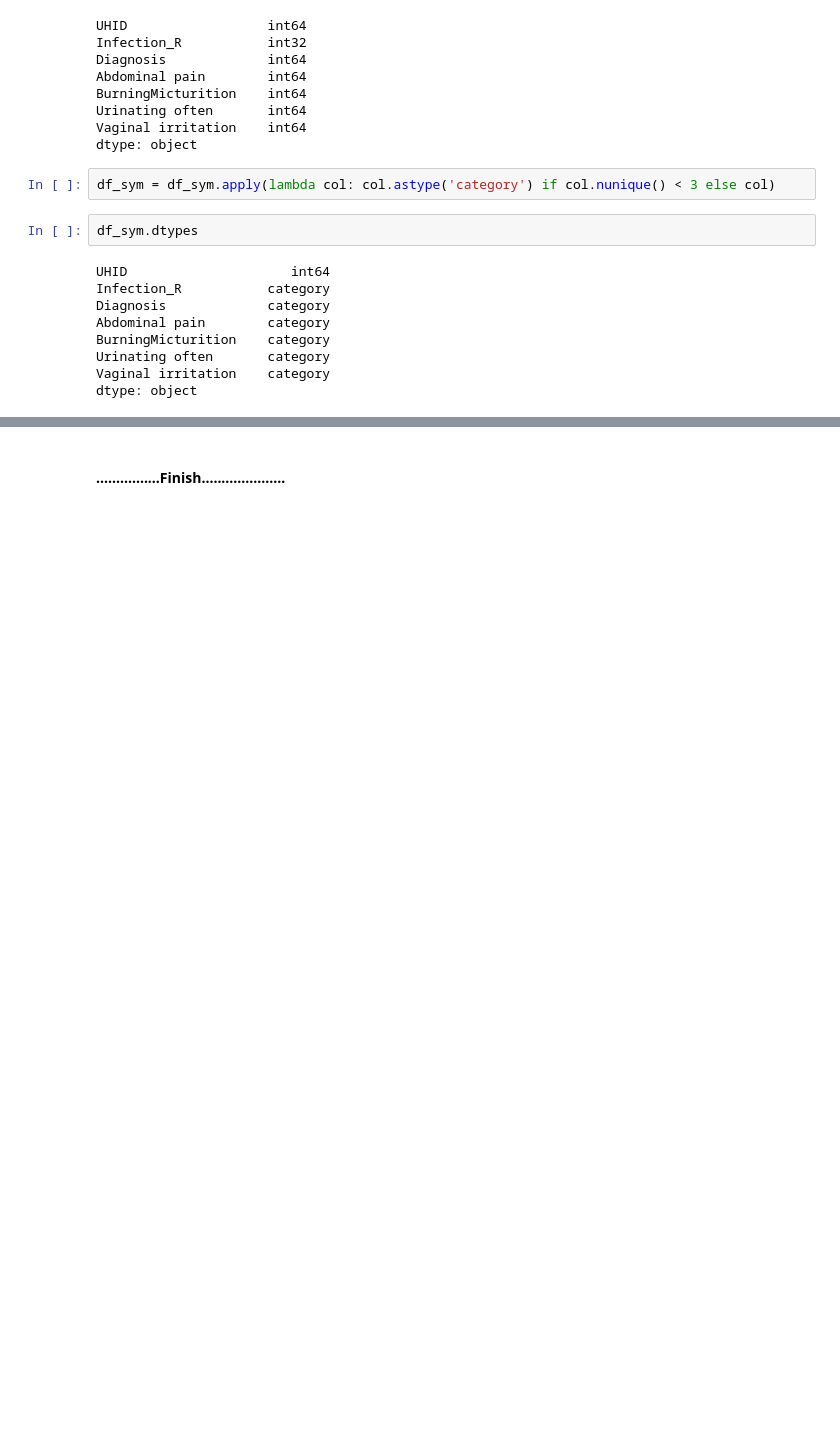
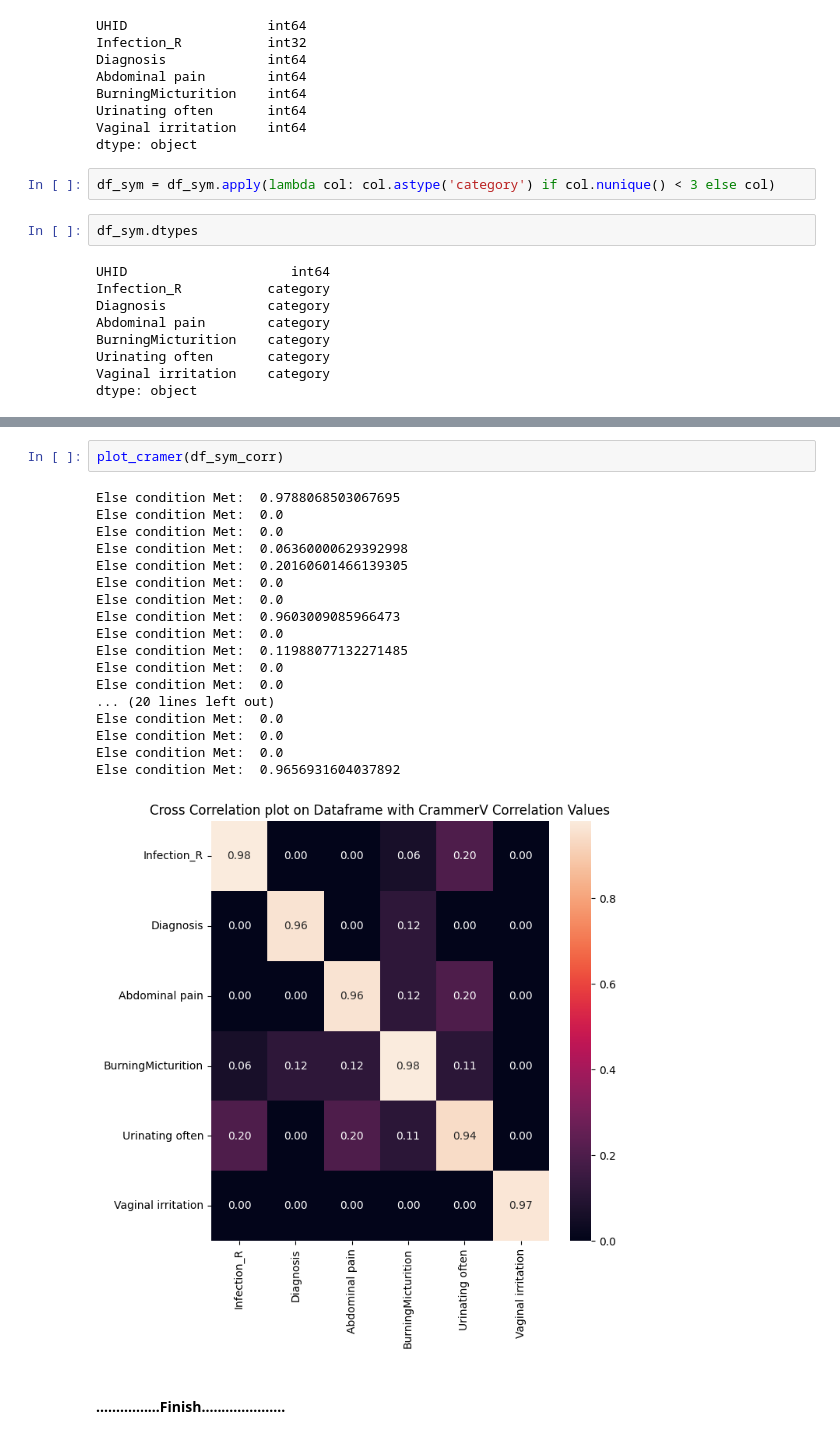
Before and after one commit to neeliit/DiagnosticsPy, a Jupyter notebook: comparision.ipynb, the cells around one changed output, grey strips where cells are left out. Cells and saved outputs as stored; diff of their text form; blank space fills up the shorter version.

```diff
--- a/comparision.ipynb
+++ b/comparision.ipynb
@@ -762,2 +867,23 @@ dof is 1
+# %%
+plot_cramer(df_sym_corr)
+# %% [output]
+Else condition Met:  0.9788068503067695
+Else condition Met:  0.0
+Else condition Met:  0.0
+Else condition Met:  0.06360000629392998
+Else condition Met:  0.20160601466139305
+Else condition Met:  0.0
+Else condition Met:  0.0
+Else condition Met:  0.9603009085966473
+Else condition Met:  0.0
+Else condition Met:  0.11988077132271485
+Else condition Met:  0.0
+Else condition Met:  0.0
+... (20 lines left out)
+Else condition Met:  0.0
+Else condition Met:  0.0
+Else condition Met:  0.0
+Else condition Met:  0.9656931604037892
+[figure, added]
 # %% [markdown]
 #### ................Finish.....................
```
Also changed, not shown: parts of 9 cells of this notebook.
